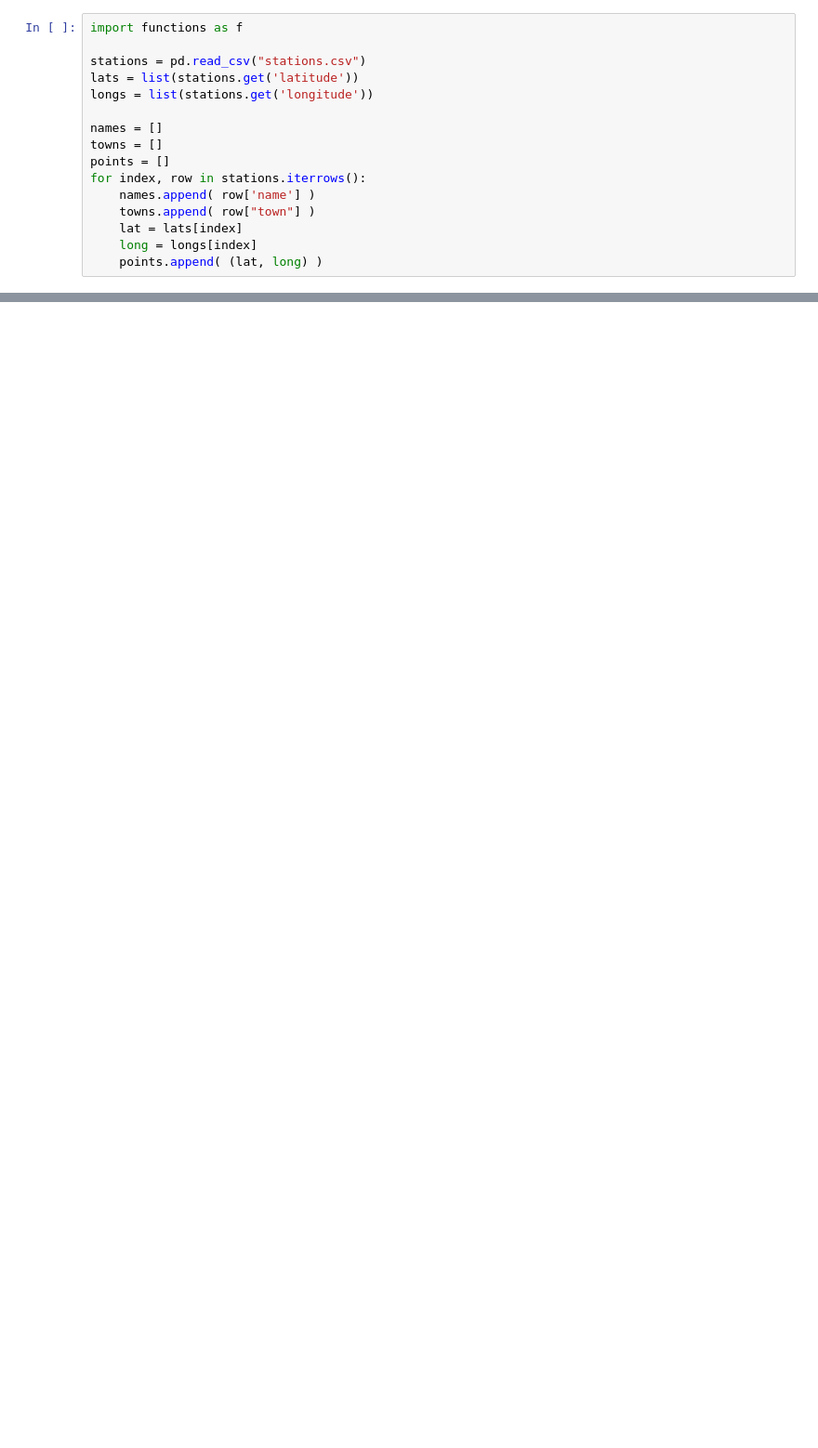
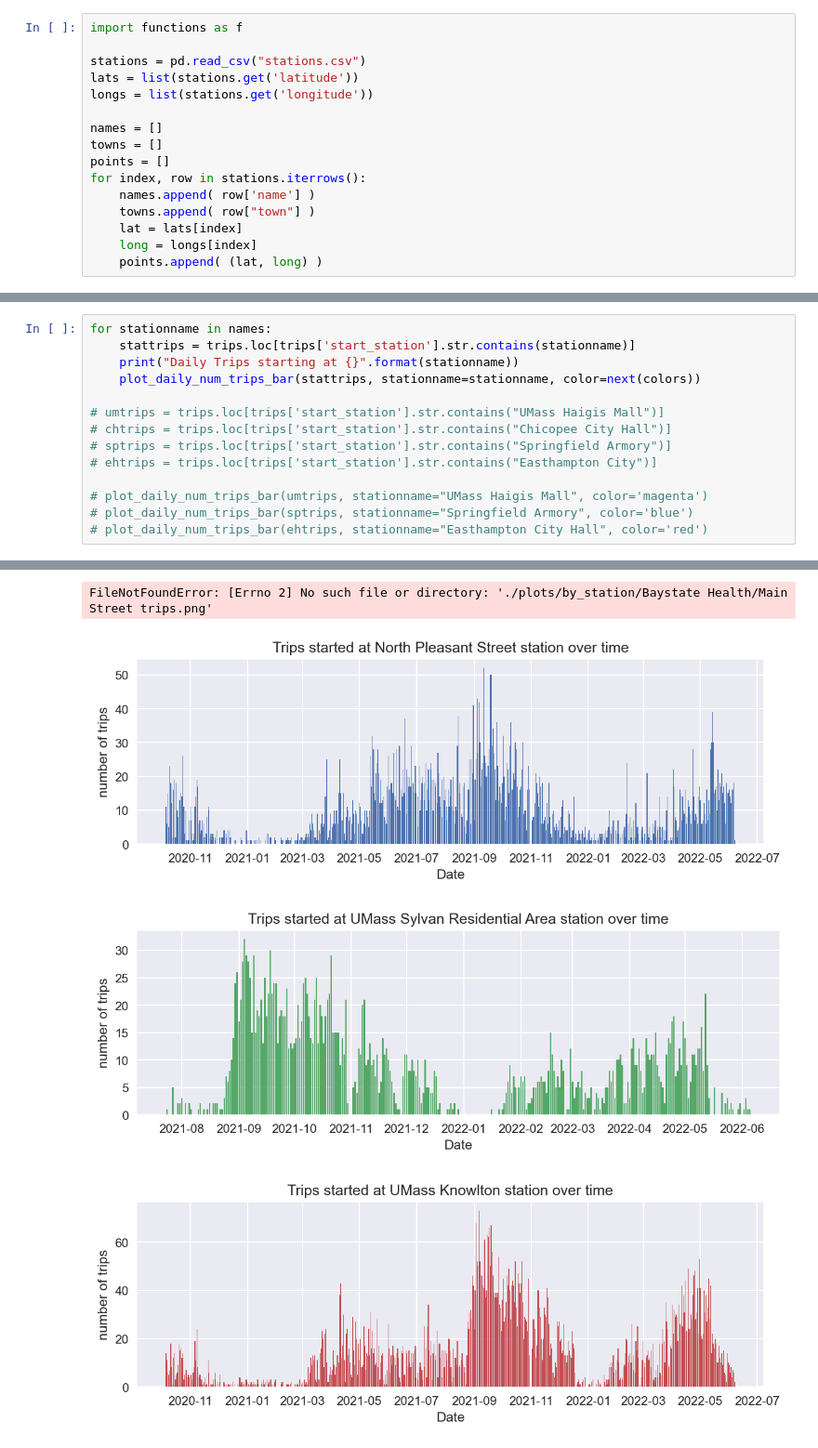
Before and after one commit to umassos/ebike-analysis, a Jupyter notebook: dataAnalysis.ipynb, the cells around one changed output, grey strips where cells are left out. Shown at 93% size. Cells and saved outputs as stored; diff of their text form; blank space fills up the shorter version.

```diff
--- a/dataAnalysis.ipynb
+++ b/dataAnalysis.ipynb
@@ -220,0 +187,15 @@ nan nan
+# %%
+for stationname in names:
+    stattrips = trips.loc[trips['start_station'].str.contains(stationname)]
+    print("Daily Trips starting at {}".format(stationname))
+    plot_daily_num_trips_bar(stattrips, stationname=stationname, color=next(colors))
+
+# umtrips = trips.loc[trips['start_station'].str.contains("UMass Haigis Mall")]
+# chtrips = trips.loc[trips['start_station'].str.contains("Chicopee City Hall")]
+# sptrips = trips.loc[trips['start_station'].str.contains("Springfield Armory")]
+# ehtrips = trips.loc[trips['start_station'].str.contains("Easthampton City")]
+
+# plot_daily_num_trips_bar(umtrips, stationname="UMass Haigis Mall", color='magenta')
+# plot_daily_num_trips_bar(sptrips, stationname="Springfield Armory", color='blue')
+# plot_daily_num_trips_bar(ehtrips, stationname="Easthampton City Hall", color='red')
+# %% [output]
@@ -220,0 +221,4 @@ nan nan
+FileNotFoundError: [Errno 2] No such file or directory: './plots/by_station/Baystate Health/Main Street trips.png'
+[figure, added]
+[figure, added]
+[figure, added]
```
Also changed, not shown: parts of 22 cells of this notebook, 31 other files.
